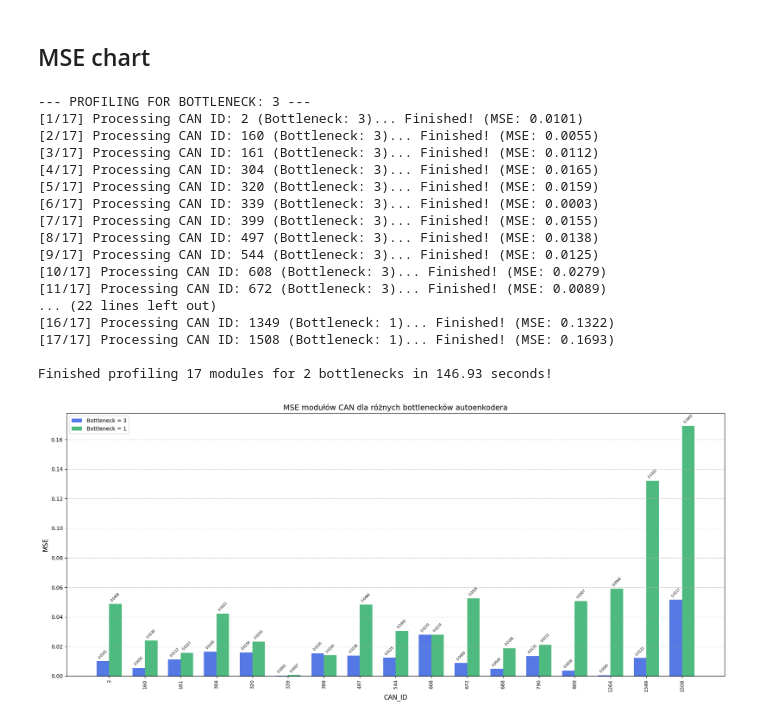
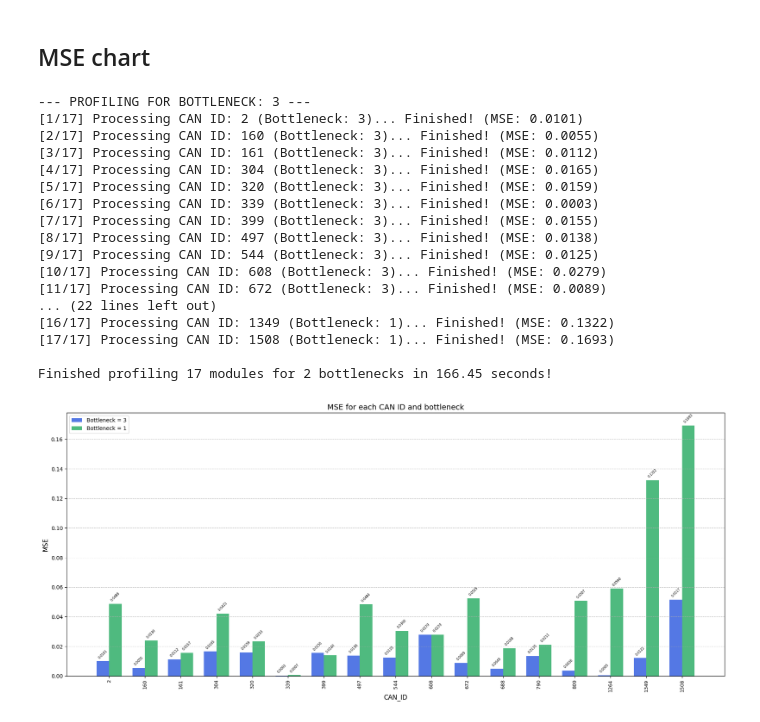
Before and after one commit to samuno717/CAN, a Jupyter notebook: notebooks/MSEprofiling.ipynb, the cells around one changed output. Saved outputs shown, nothing was run; the diff lists cells and outputs as text; code cells hidden in the pictures.

```diff
--- a/notebooks/MSEprofiling.ipynb
+++ b/notebooks/MSEprofiling.ipynb
@@ -105,7 +91,7 @@ rects2 = ax.bar(index + bar_width/2, df_pivot[1], bar_width,
 
 ax.set_xlabel('CAN_ID', fontsize=12)
 ax.set_ylabel('MSE', fontsize=12)
-ax.set_title('MSE modułów CAN dla różnych bottlenecków autoenkodera', fontsize=14)
+ax.set_title('MSE for each CAN ID and bottleneck', fontsize=14)
 ax.set_xticks(index)
 ax.set_xticklabels(df_pivot.index, rotation=90, fontsize=9)
 ax.legend()
@@ -113,32 +99,32 @@ ax.grid(axis='y', linestyle='--', alpha=0.7)
 
 for rects in [rects1, rects2]:
     for rect in rects:
         height = rect.get_height()
         ax.annotate(f'{height:.4f}',
                     xy=(rect.get_x() + rect.get_width() / 2, height),
                     xytext=(0, 3),
                     textcoords="offset points",
                     ha='center', va='bottom', fontsize=6, rotation=45)
 
 fig.tight_layout()
 plt.savefig(CHARTS_DIR / 'MSE profiling bottleneck comparison.png')
 plt.show()
 # %% [output]
 --- PROFILING FOR BOTTLENECK: 3 ---
 [1/17] Processing CAN ID: 2 (Bottleneck: 3)... Finished! (MSE: 0.0101)
 [2/17] Processing CAN ID: 160 (Bottleneck: 3)... Finished! (MSE: 0.0055)
 [3/17] Processing CAN ID: 161 (Bottleneck: 3)... Finished! (MSE: 0.0112)
 [4/17] Processing CAN ID: 304 (Bottleneck: 3)... Finished! (MSE: 0.0165)
 [5/17] Processing CAN ID: 320 (Bottleneck: 3)... Finished! (MSE: 0.0159)
 [6/17] Processing CAN ID: 339 (Bottleneck: 3)... Finished! (MSE: 0.0003)
 [7/17] Processing CAN ID: 399 (Bottleneck: 3)... Finished! (MSE: 0.0155)
 [8/17] Processing CAN ID: 497 (Bottleneck: 3)... Finished! (MSE: 0.0138)
 [9/17] Processing CAN ID: 544 (Bottleneck: 3)... Finished! (MSE: 0.0125)
 [10/17] Processing CAN ID: 608 (Bottleneck: 3)... Finished! (MSE: 0.0279)
 [11/17] Processing CAN ID: 672 (Bottleneck: 3)... Finished! (MSE: 0.0089)
 ... (22 lines left out)
 [16/17] Processing CAN ID: 1349 (Bottleneck: 1)... Finished! (MSE: 0.1322)
 [17/17] Processing CAN ID: 1508 (Bottleneck: 1)... Finished! (MSE: 0.1693)
 
-Finished profiling 17 modules for 2 bottlenecks in 146.93 seconds!
+Finished profiling 17 modules for 2 bottlenecks in 166.45 seconds!
-[figure, old version]
+[figure, new version]
```
Also changed, not shown: parts of 2 cells of this notebook, 2 other files.
